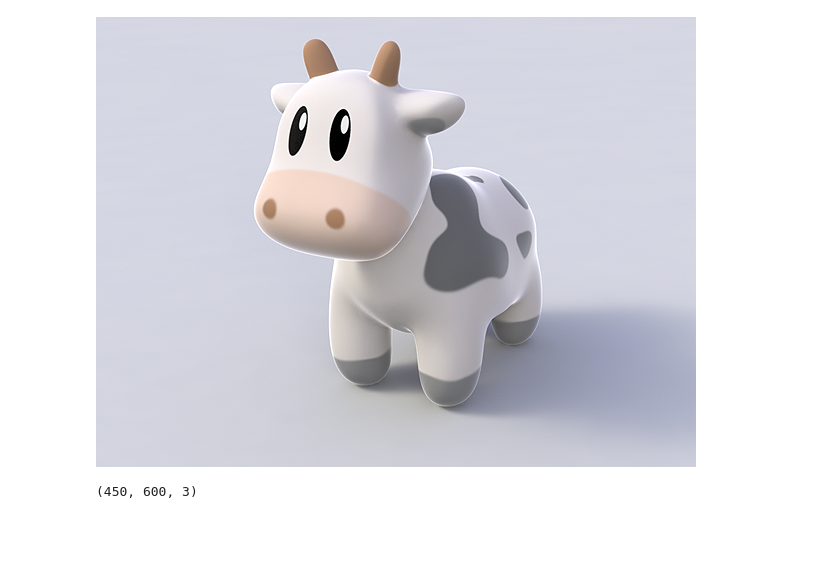
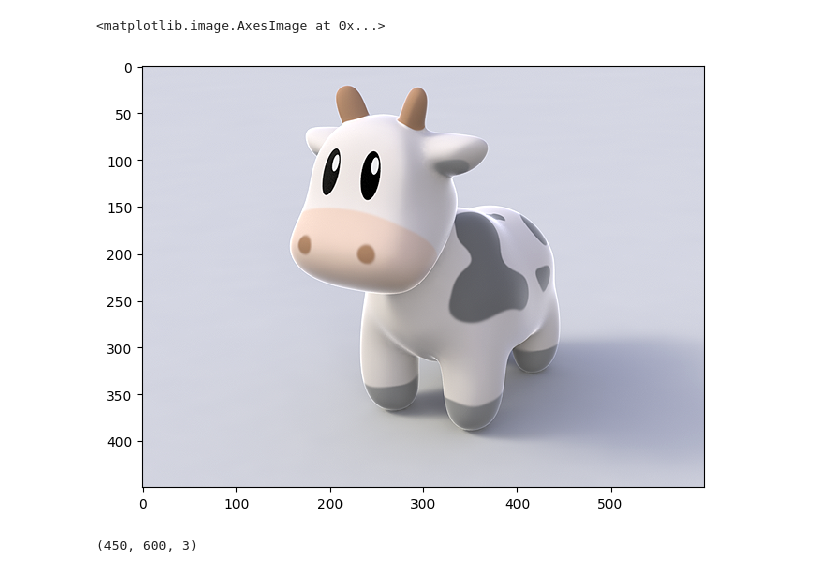
Before and after one commit to YoungWu559/CS320F23, a Jupyter notebook: CS320F23L28E1.ipynb, the cells around one changed output. Drawn from its saved outputs; the diff is of its cells as text; code cells hidden in the pictures; blank space fills up the shorter version.

```diff
--- a/CS320F23L28E1.ipynb
+++ b/CS320F23L28E1.ipynb
@@ -7,9 +5,10 @@ import skimage
 import numpy
 # %%
 # Open the image
-image = Image.open('Spot.png')
-image
+img = skimage.io.imread('Spot.png')
+skimage.io.imshow(img)
 # %% [output]
+<matplotlib.image.AxesImage at 0x...>
-[figure, old version]
+[figure, new version]
 # %%
 # Get the 3D color array
```
Also changed, not shown: parts of 4 cells of this notebook, 2 other files.
